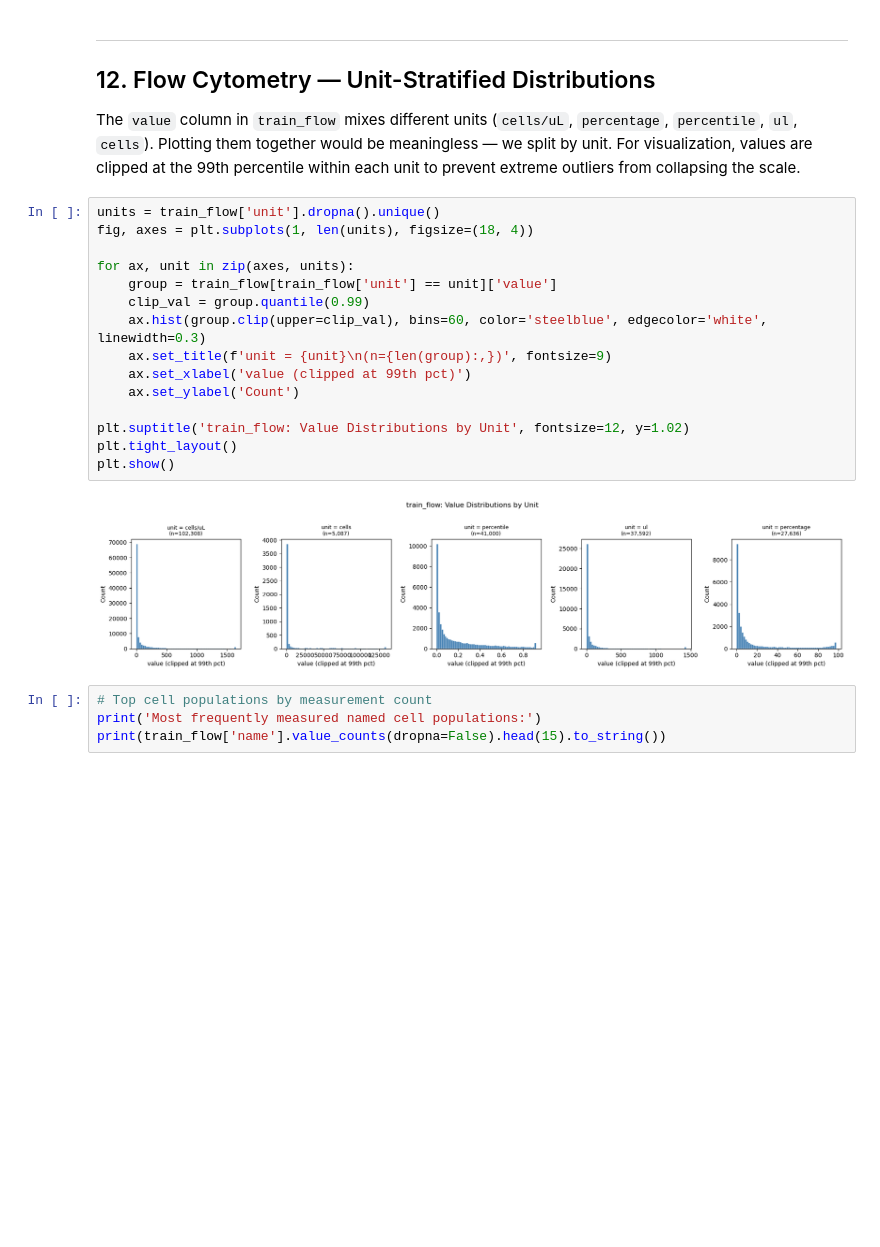
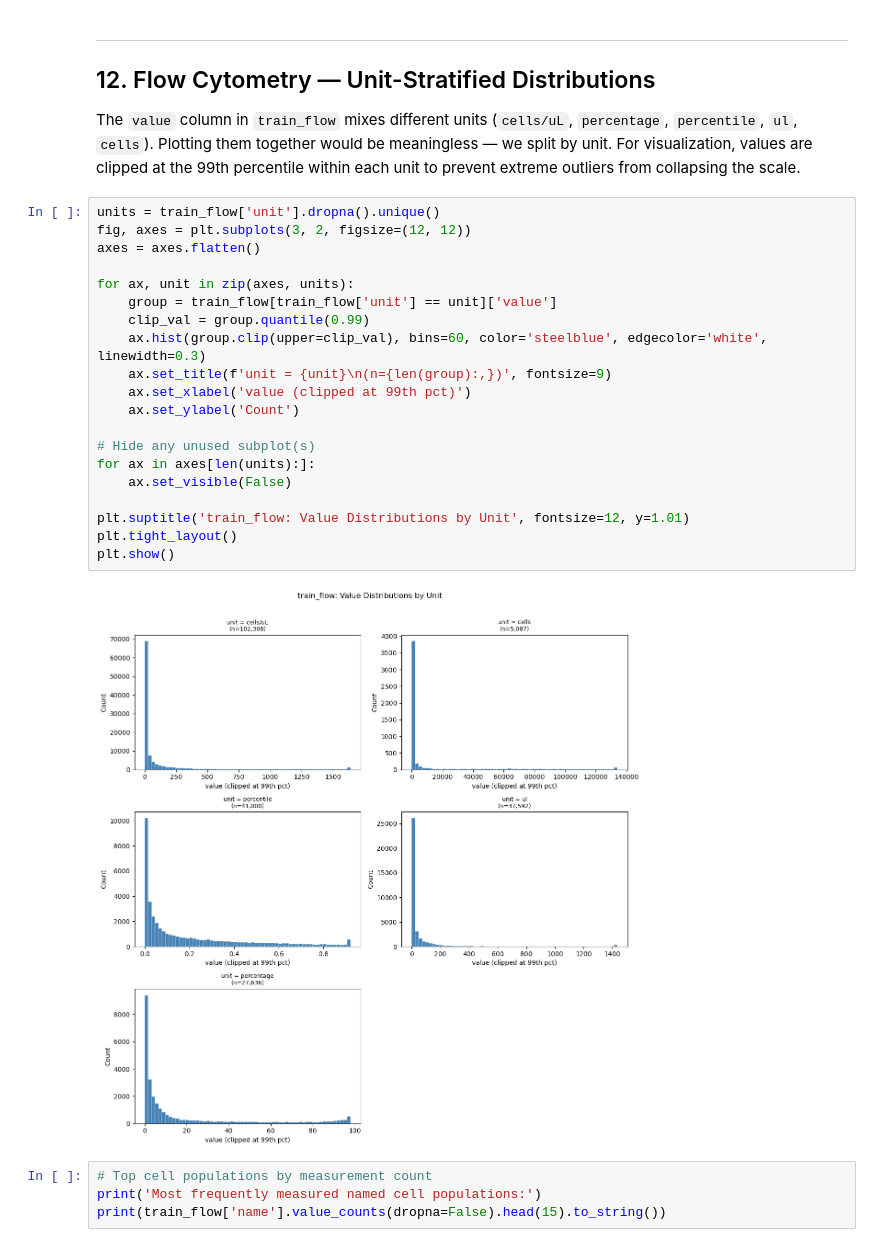
Before and after one commit to DirtyChay/cmi-flu-prediction-challenge, a Jupyter notebook: CMI_Flu_EDA_2.ipynb, the cells around one changed output. Cells and saved outputs as stored; diff of their text form; blank space fills up the shorter version.

```diff
--- a/CMI_Flu_EDA_2.ipynb
+++ b/CMI_Flu_EDA_2.ipynb
@@ -513,21 +515,26 @@ plt.show()
 The `value` column in `train_flow` mixes different units (`cells/uL`, `percentage`, `percentile`, `ul`, `cells`). Plotting them together would be meaningless — we split by unit. For visualization, values are clipped at the 99th percentile within each unit to prevent extreme outliers from collapsing the scale.
 # %%
 units = train_flow['unit'].dropna().unique()
-fig, axes = plt.subplots(1, len(units), figsize=(18, 4))
+fig, axes = plt.subplots(3, 2, figsize=(12, 12))
+axes = axes.flatten()
 
 for ax, unit in zip(axes, units):
     group = train_flow[train_flow['unit'] == unit]['value']
     clip_val = group.quantile(0.99)
     ax.hist(group.clip(upper=clip_val), bins=60, color='steelblue', edgecolor='white', linewidth=0.3)
     ax.set_title(f'unit = {unit}\n(n={len(group):,})', fontsize=9)
     ax.set_xlabel('value (clipped at 99th pct)')
     ax.set_ylabel('Count')
 
-plt.suptitle('train_flow: Value Distributions by Unit', fontsize=12, y=1.02)
+# Hide any unused subplot(s)
+for ax in axes[len(units):]:
+    ax.set_visible(False)
+
+plt.suptitle('train_flow: Value Distributions by Unit', fontsize=12, y=1.01)
 plt.tight_layout()
 plt.show()
 # %% [output]
-[figure, old version]
+[figure, new version]
 # %%
 # Top cell populations by measurement count
 print('Most frequently measured named cell populations:')
```
Also changed, not shown: parts of 2 cells of this notebook.
